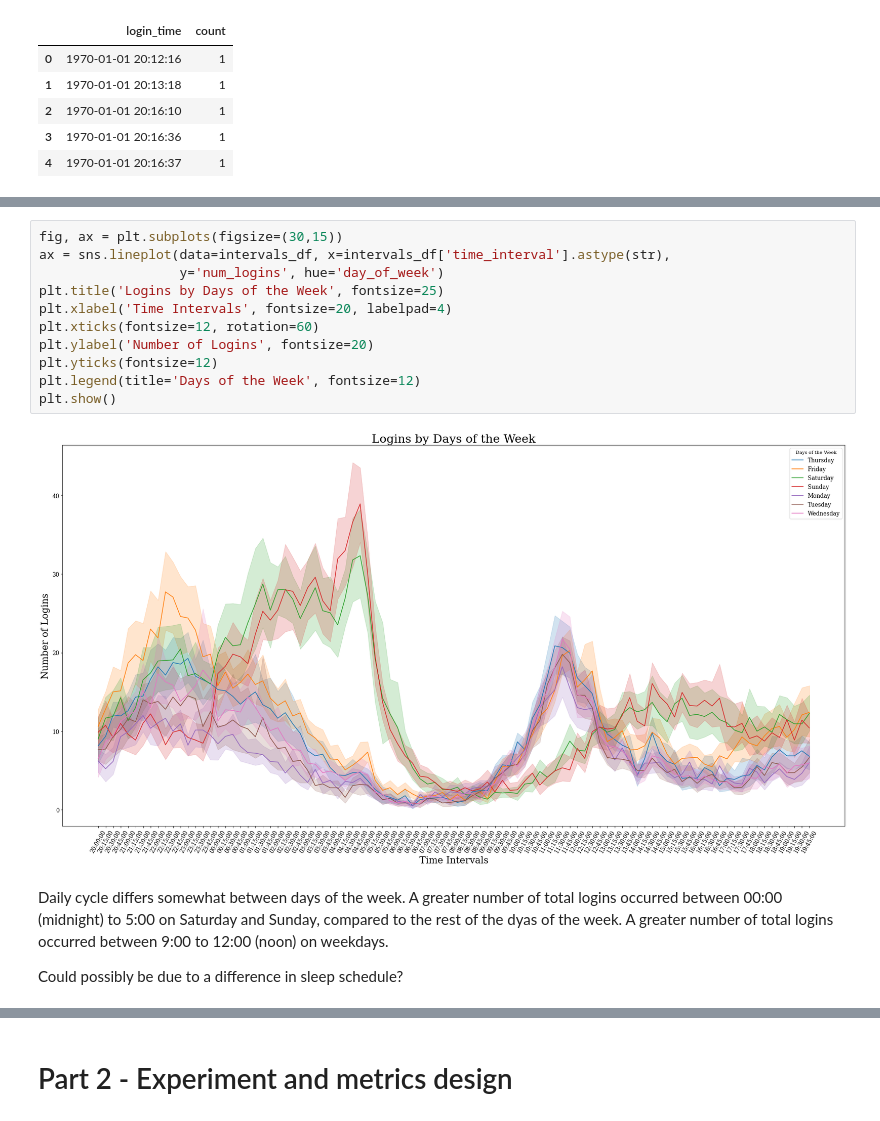
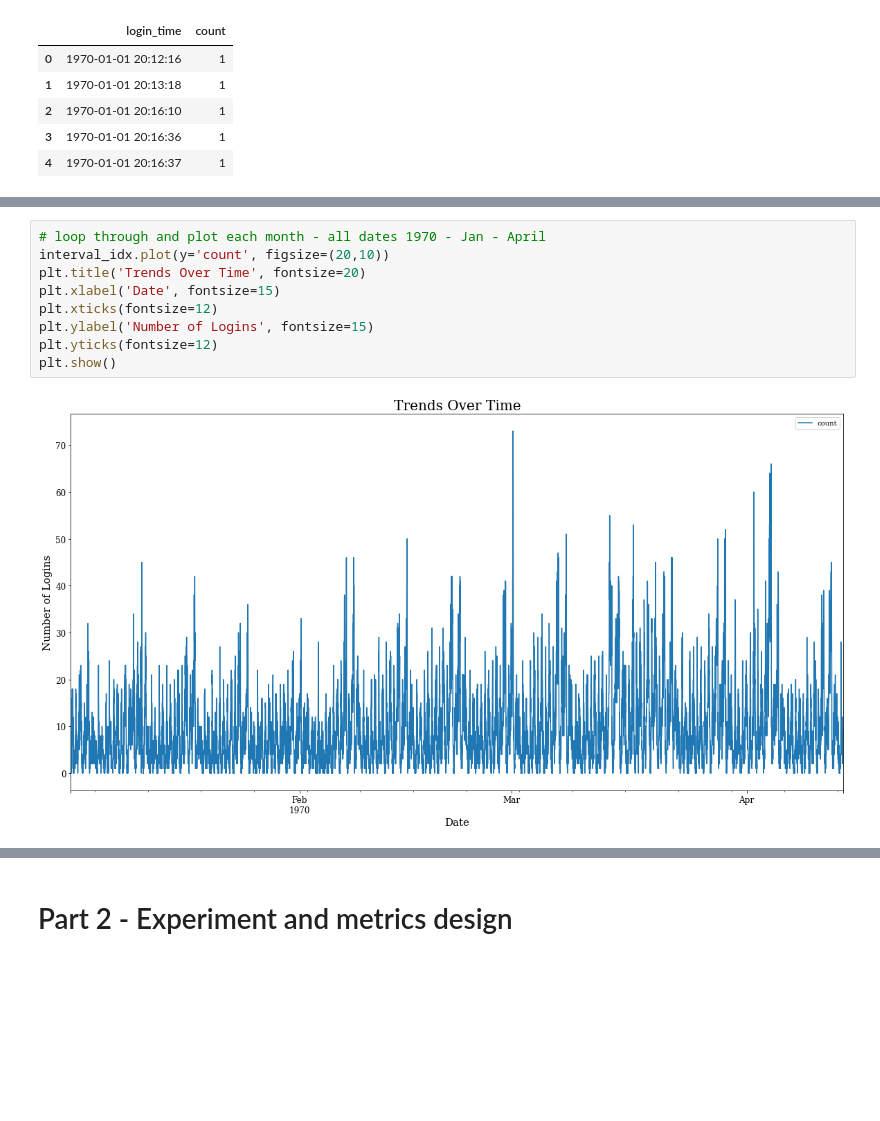
Before and after one commit to phebecarlson/Springboard, a Jupyter notebook: Interview Challenges/Ultimate Challenge/Interview Take Home - Ultimate Challenge .ipynb, the cells around one changed output, grey strips where cells are left out. Cells and saved outputs as stored; diff of their text form; blank space fills up the shorter version.

```diff
--- a/Interview Challenges/Ultimate Challenge/Interview Take Home - Ultimate Challenge .ipynb
+++ b/Interview Challenges/Ultimate Challenge/Interview Take Home - Ultimate Challenge .ipynb
@@ -235,19 +109,11 @@ intervals_df.head(5)
-# %%
-fig, ax = plt.subplots(figsize=(30,15))
-ax = sns.lineplot(data=intervals_df, x=intervals_df['time_interval'].astype(str),
-                  y='num_logins', hue='day_of_week')
-plt.title('Logins by Days of the Week', fontsize=25)
-plt.xlabel('Time Intervals', fontsize=20, labelpad=4)
-plt.xticks(fontsize=12, rotation=60)
-plt.ylabel('Number of Logins', fontsize=20)
-plt.yticks(fontsize=12)
-plt.legend(title='Days of the Week', fontsize=12)
-plt.show()
-# %% [output]
-[figure, removed]
-# %% [markdown]
-Daily cycle differs somewhat between days of the week.
-A greater number of total logins occurred between 00:00 (midnight) to 5:00 on Saturday and Sunday, compared to the rest of the dyas of the week.
-A greater number of total logins occurred between 9:00 to 12:00 (noon) on weekdays.
-
-Could possibly be due to a difference in sleep schedule?
+# %%
+# loop through and plot each month - all dates 1970 - Jan - April
+interval_idx.plot(y='count', figsize=(20,10))
+plt.title('Trends Over Time', fontsize=20)
+plt.xlabel('Date', fontsize=15)
+plt.xticks(fontsize=12)
+plt.ylabel('Number of Logins', fontsize=15)
+plt.yticks(fontsize=12)
+plt.show()
+# %% [output]
+[figure, added]
```
Also changed, not shown: parts of 64 cells of this notebook.
